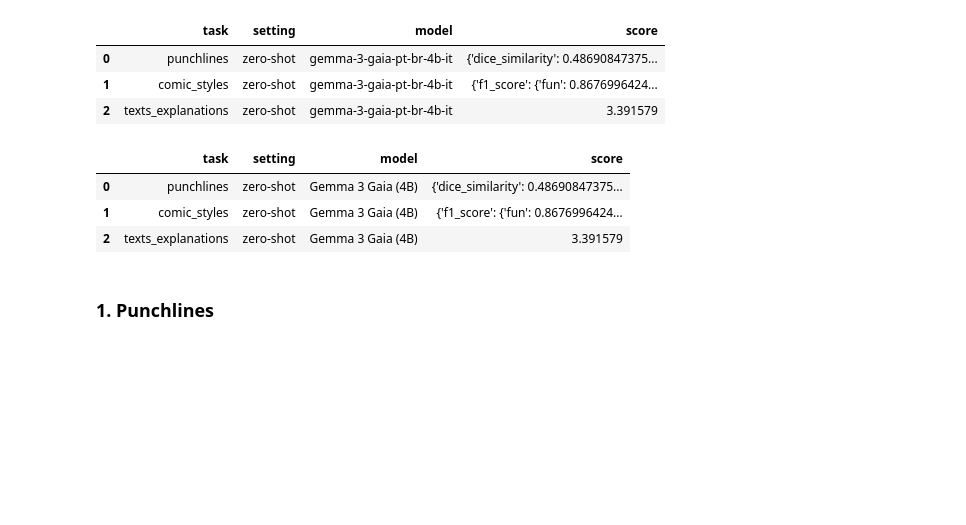
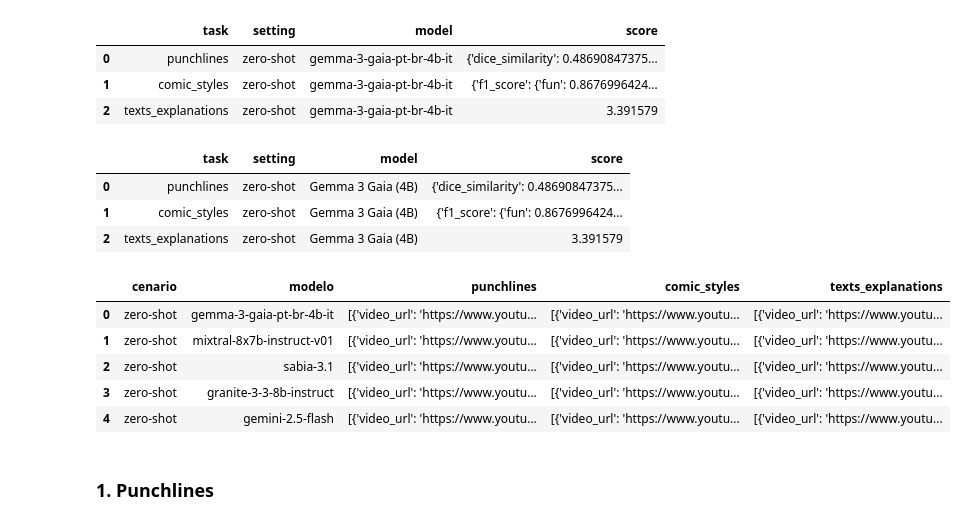
Before and after one commit to llm-pt-ibm/brazilian_northeast_humor_benchmark, a Jupyter notebook: results_exploration.ipynb, the cells around one changed output. Drawn from its saved outputs; the diff is of its cells as text; code cells hidden in the pictures; blank space fills up the shorter version.

```diff
--- a/results_exploration.ipynb
+++ b/results_exploration.ipynb
@@ -107,6 +108,53 @@ def df_to_tabularx(df, caption="My Table", label="tab:mytable"):
     )
 
     return latex_str
+# %%
+import os
+import json
+import pandas as pd
+
+# Caminho da pasta principal
+base_path = "evaluation"
+
+# Cenários
+cenarios = ["zero-shot", "few-shot"]
+
+# Lista para armazenar os dados
+dados = []
+
+for cenario in cenarios:
+    cenario_path = os.path.join(base_path, cenario)
+
+    # Percorrer todos os arquivos JSON dentro da pasta do cenário
+    for root, dirs, files in os.walk(cenario_path):
+        for file in files:
+            if file == "individual_metrics.json":
+                file_path = os.path.join(root, file)
+
+                # Abrir o JSON
+                with open(file_path, "r") as f:
+                    metrics = json.load(f)
+
+                # metrics deve ser algo como { "modelo1": {...}, "modelo2": {...} }
+                for modelo, valores in metrics.items():
+                    # Adiciona cada resultado na lista
+                    dados.append({
+                        "cenario": cenario,
+                        "modelo": modelo,
+                        **valores  # desempacota as métricas do modelo
+                    })
+
+# Criar o DataFrame final
+df_individuals = pd.DataFrame(dados)
+
+df_individuals.head()
+# %% [output]
+|  | cenario | modelo | punchlines | comic_styles | texts_explanations |
+| 0 | zero-shot | gemma-3-gaia-pt-br-4b-it | [{'video_url': 'https://www.youtu... | [{'video_url': 'https://www.youtu... | [{'video_url': 'https://www.youtu... |
+| 1 | zero-shot | mixtral-8x7b-instruct-v01 | [{'video_url': 'https://www.youtu... | [{'video_url': 'https://www.youtu... | [{'video_url': 'https://www.youtu... |
+| 2 | zero-shot | sabia-3.1 | [{'video_url': 'https://www.youtu... | [{'video_url': 'https://www.youtu... | [{'video_url': 'https://www.youtu... |
+| 3 | zero-shot | granite-3-3-8b-instruct | [{'video_url': 'https://www.youtu... | [{'video_url': 'https://www.youtu... | [{'video_url': 'https://www.youtu... |
+| 4 | zero-shot | gemini-2.5-flash | [{'video_url': 'https://www.youtu... | [{'video_url': 'https://www.youtu... | [{'video_url': 'https://www.youtu... |
 # %% [markdown]
 ### 1. Punchlines
 # %%
```
Also changed, not shown: parts of 11 cells of this notebook, 5 other files.
